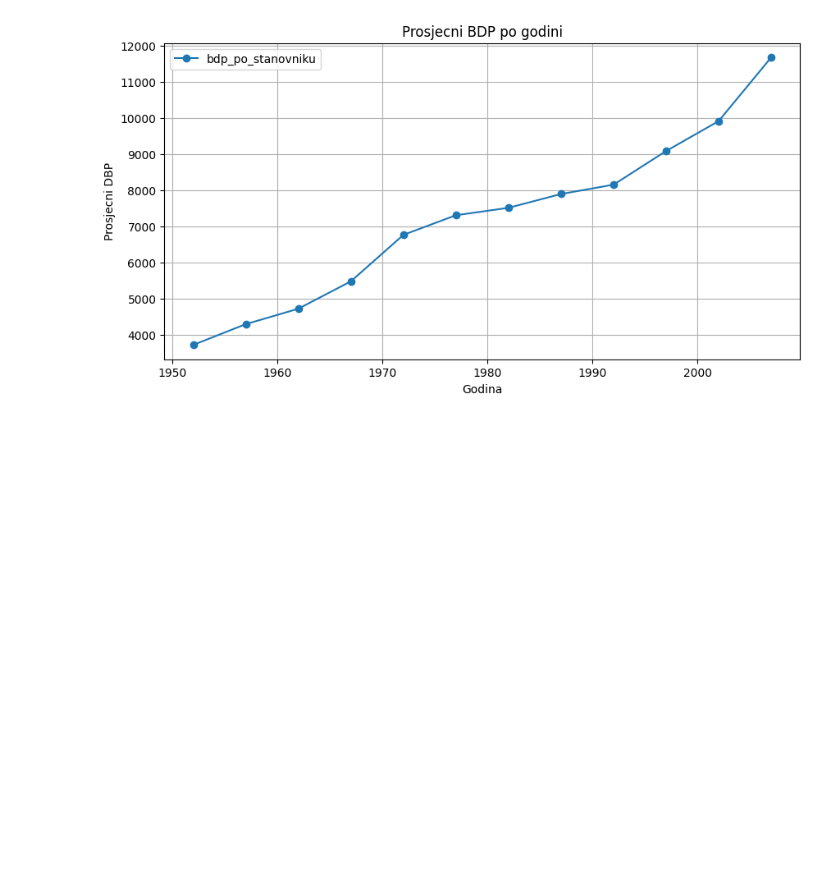
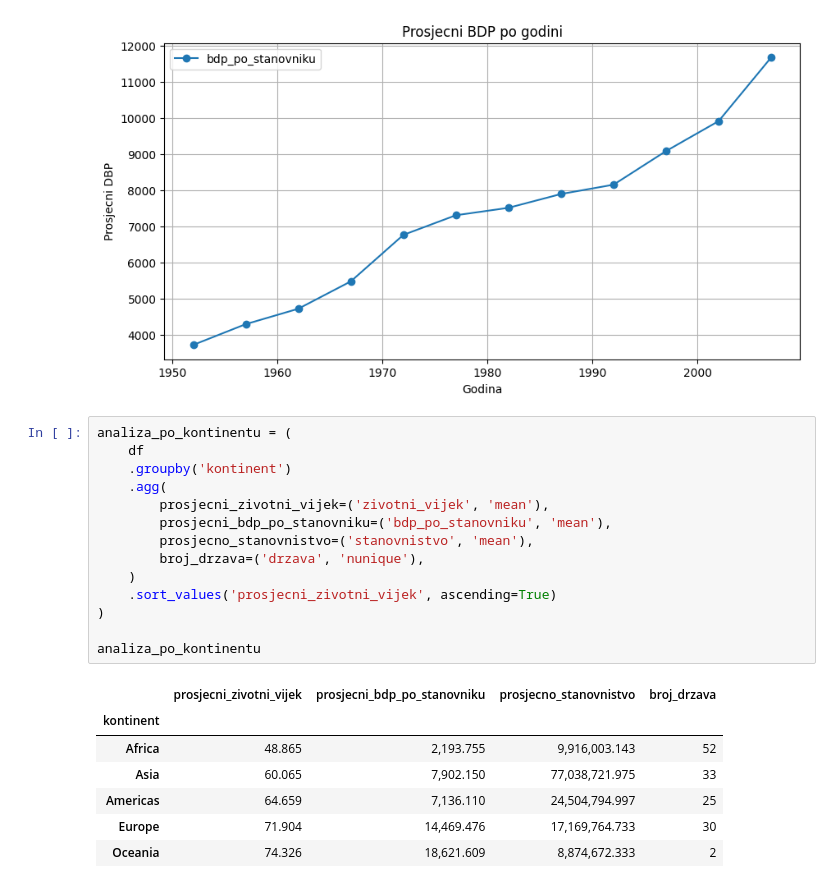
Before and after one commit to python-developer-algebra-klujic/pyds-ponavljanje, a Jupyter notebook: Zadaca.ipynb, the cells around one changed output. Saved outputs shown, nothing was run; the diff lists cells and outputs as text; blank space fills up the shorter version.

```diff
--- a/Zadaca.ipynb
+++ b/Zadaca.ipynb
@@ -209,3 +209,25 @@ plt.grid(True)
 plt.show()
 # %% [output]
 [figure]
+# %%
+analiza_po_kontinentu = (
+    df
+    .groupby('kontinent')
+    .agg(
+        prosjecni_zivotni_vijek=('zivotni_vijek', 'mean'),
+        prosjecni_bdp_po_stanovniku=('bdp_po_stanovniku', 'mean'),
+        prosjecno_stanovnistvo=('stanovnistvo', 'mean'),
+        broj_drzava=('drzava', 'nunique'),
+    )
+    .sort_values('prosjecni_zivotni_vijek', ascending=True)
+)
+
+analiza_po_kontinentu
+# %% [output]
+|  | prosjecni_zivotni_vijek | prosjecni_bdp_po_stanovniku | prosjecno_stanovnistvo | broj_drzava |
+| kontinent |  |  |  |  |
+| Africa | 48.865 | 2,193.755 | 9,916,003.143 | 52 |
+| Asia | 60.065 | 7,902.150 | 77,038,721.975 | 33 |
+| Americas | 64.659 | 7,136.110 | 24,504,794.997 | 25 |
+| Europe | 71.904 | 14,469.476 | 17,169,764.733 | 30 |
+| Oceania | 74.326 | 18,621.609 | 8,874,672.333 | 2 |
```
Also changed, not shown: parts of 2 cells of this notebook.
